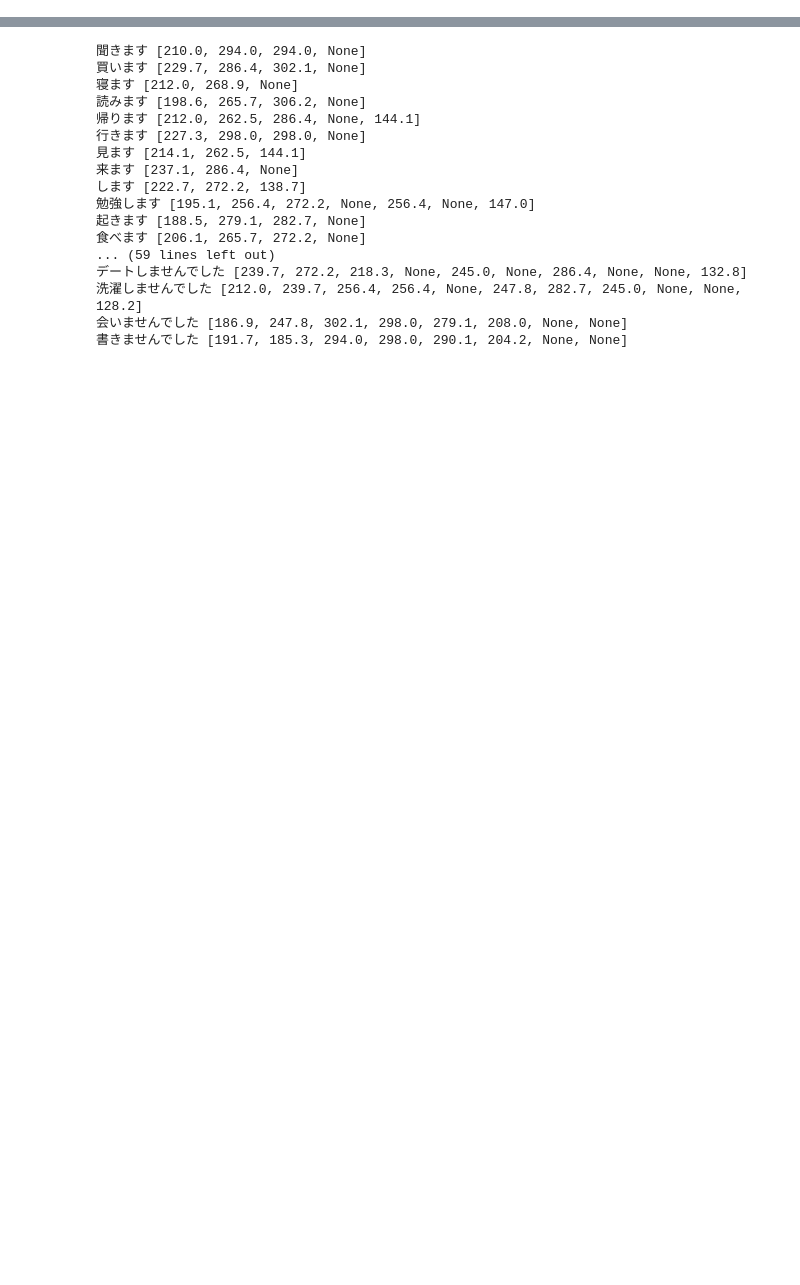
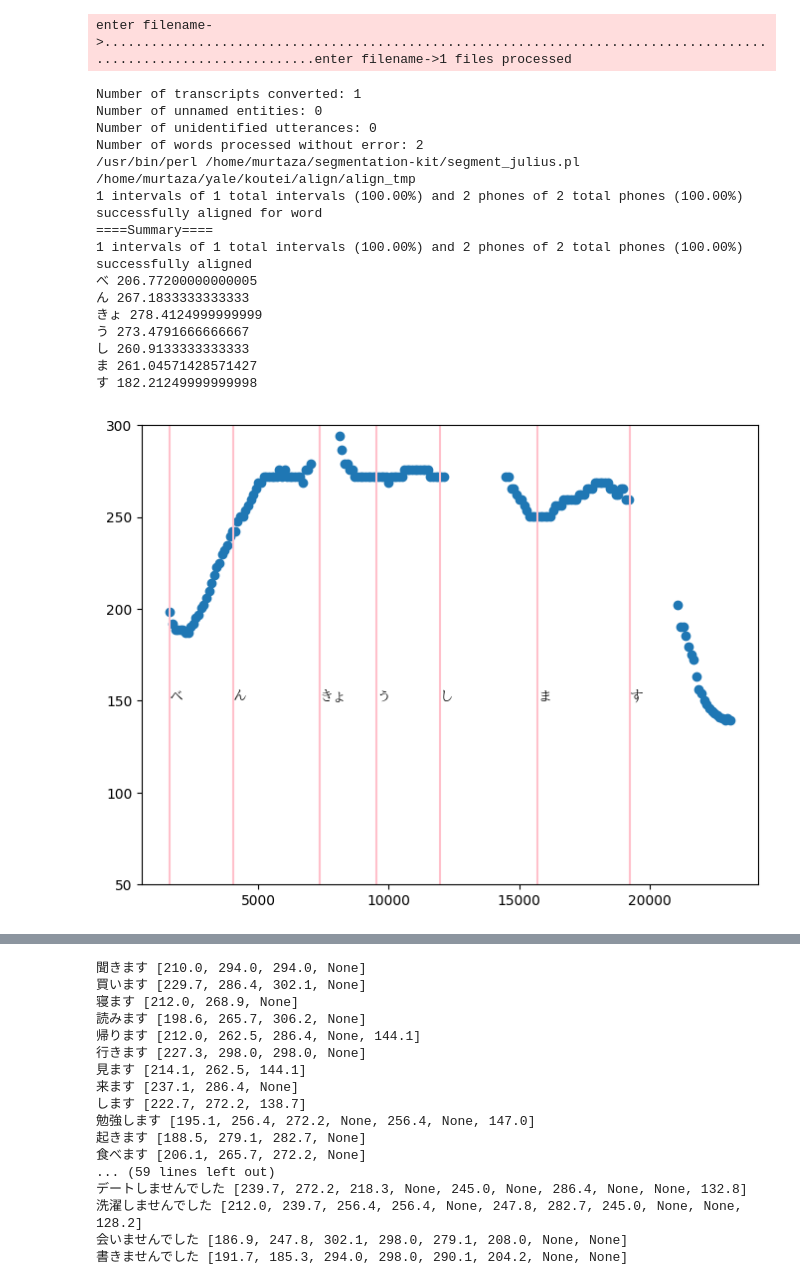
Before and after one commit to murtaza64/koutei, a Jupyter notebook: prototype.ipynb, the cells around one changed output, grey strips where cells are left out. Saved outputs shown, nothing was run; the diff lists cells and outputs as text; code cells hidden in the pictures; blank space fills up the shorter version.

```diff
--- a/prototype.ipynb
+++ b/prototype.ipynb
@@ -40,0 +222,76 @@ def get_pitches(data, sampling_frequency, n_syll):
+# %%
+
+wav_path = "./audio/Pages/Masu/1_Affirmative/13_勉強します_べんきょうします_to study_0_L2.wav"
+kana = "べんきょうします"
+data, sr = librosa.load(wav_path)
+
+INTERVAL_SAMPLES = 100
+WINDOW_SAMPLES = 800
+def get_pitches_fine_grained(data, sample_rate):
+    for chunk_start in range(0, len(data), INTERVAL_SAMPLES):
+        chunk = data[chunk_start:chunk_start+WINDOW_SAMPLES]
+        strong_peak, acorr = get_first_strong_peak(chunk)
+        if strong_peak > 20 \
+                and 50 < sample_rate / strong_peak < 500 \
+                and acorr > 0.5:
+            yield chunk_start, round(sample_rate / strong_peak, 1)
+
+
+fig, ax = plt.subplots()
+fig.set_size_inches(8, 6)
+
+onsets_and_pitches = list(get_pitches_fine_grained(data, sr))
+pitch_sample_onsets, pitches = zip(*onsets_and_pitches)
+
+ax.scatter(pitch_sample_onsets, pitches)
+
+sylls = list(get_syllables_start_end_julius(data, sr, kana))
+syll_onsets = [syll[1] for syll in sylls]
+syll_kana = [syll[0] for syll in sylls]
+
+ax.set_ylim(50, 300)
+
+for onset, kana in zip(syll_onsets, syll_kana):
+    ax.axvline(
+        onset,
+        -1, 1,
+        color="pink",
+    )
+    ax.text(
+        onset,
+        0.4,
+        kana,
+        transform=ax.get_xaxis_transform(),
+        fontname="TakaoMincho"
+    )
+
+i = 0
+# start at beginning of first syllable
+while onsets_and_pitches[i][0] < sylls[0][1]:
+    i += 1
+
+for kana, syll_s, syll_e in sylls:
+    pitches = []
+    while onsets_and_pitches[i][0] < syll_e:
+        pitches.append(onsets_and_pitches[i][1])
+        i += 1
+    avg_pitch = sum(pitches) / len(pitches)
+    print(kana, avg_pitch)
+# %% [output]
+enter filename->.................................................................................................................enter filename->1 files processed
+Number of transcripts converted: 1
+Number of unnamed entities: 0
+Number of unidentified utterances: 0
+Number of words processed without error: 2
+/usr/bin/perl /home/murtaza/segmentation-kit/segment_julius.pl /home/murtaza/yale/koutei/align/align_tmp
+1 intervals of 1 total intervals (100.00%) and 2 phones of 2 total phones (100.00%) successfully aligned for word
+====Summary====
+1 intervals of 1 total intervals (100.00%) and 2 phones of 2 total phones (100.00%) successfully aligned
+べ 206.77200000000005
+ん 267.1833333333333
+きょ 278.4124999999999
+う 273.4791666666667
+し 260.9133333333333
+ま 261.04571428571427
+す 182.21249999999998
+[figure, added]
```
Also changed, not shown: parts of 10 cells of this notebook, 13 other files.
